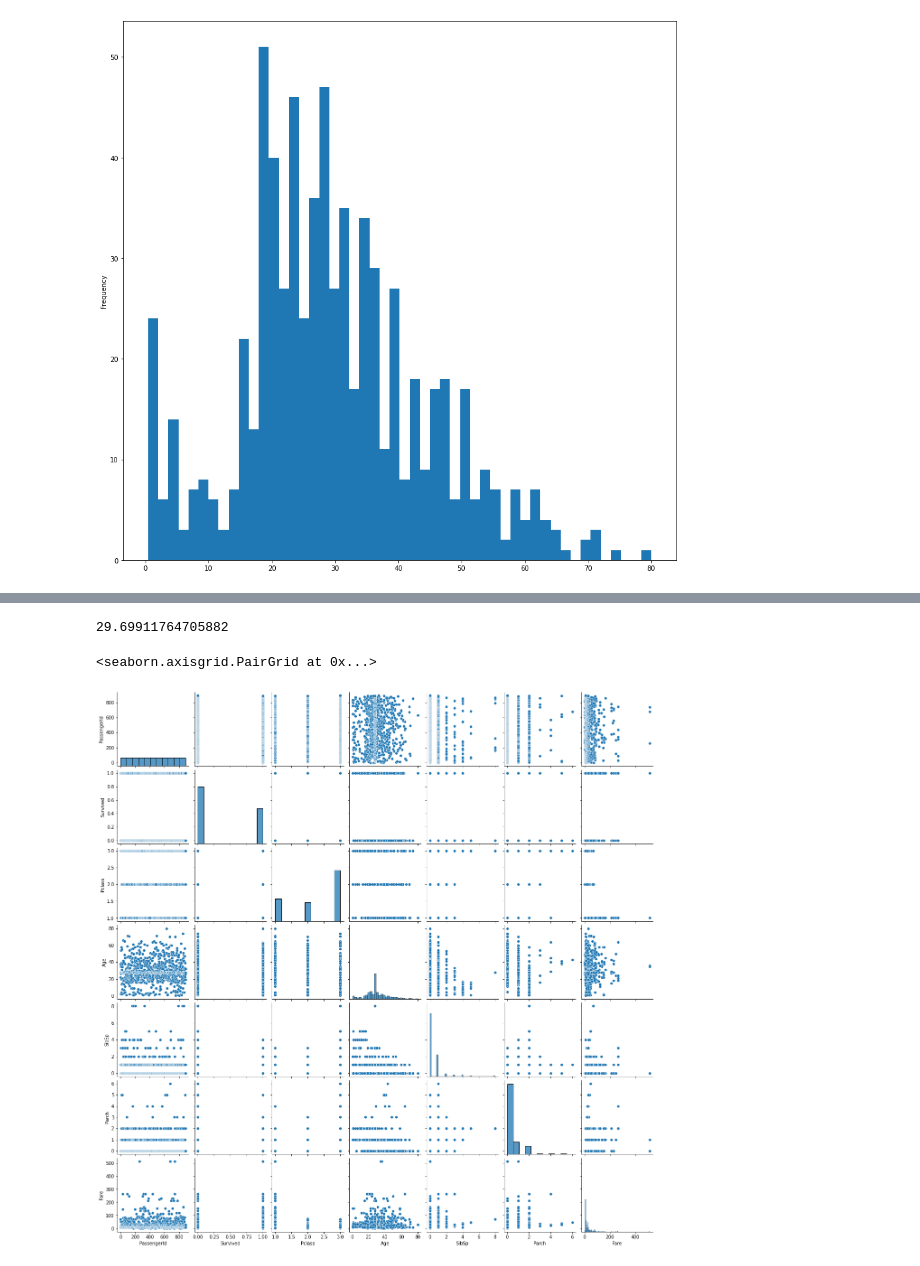
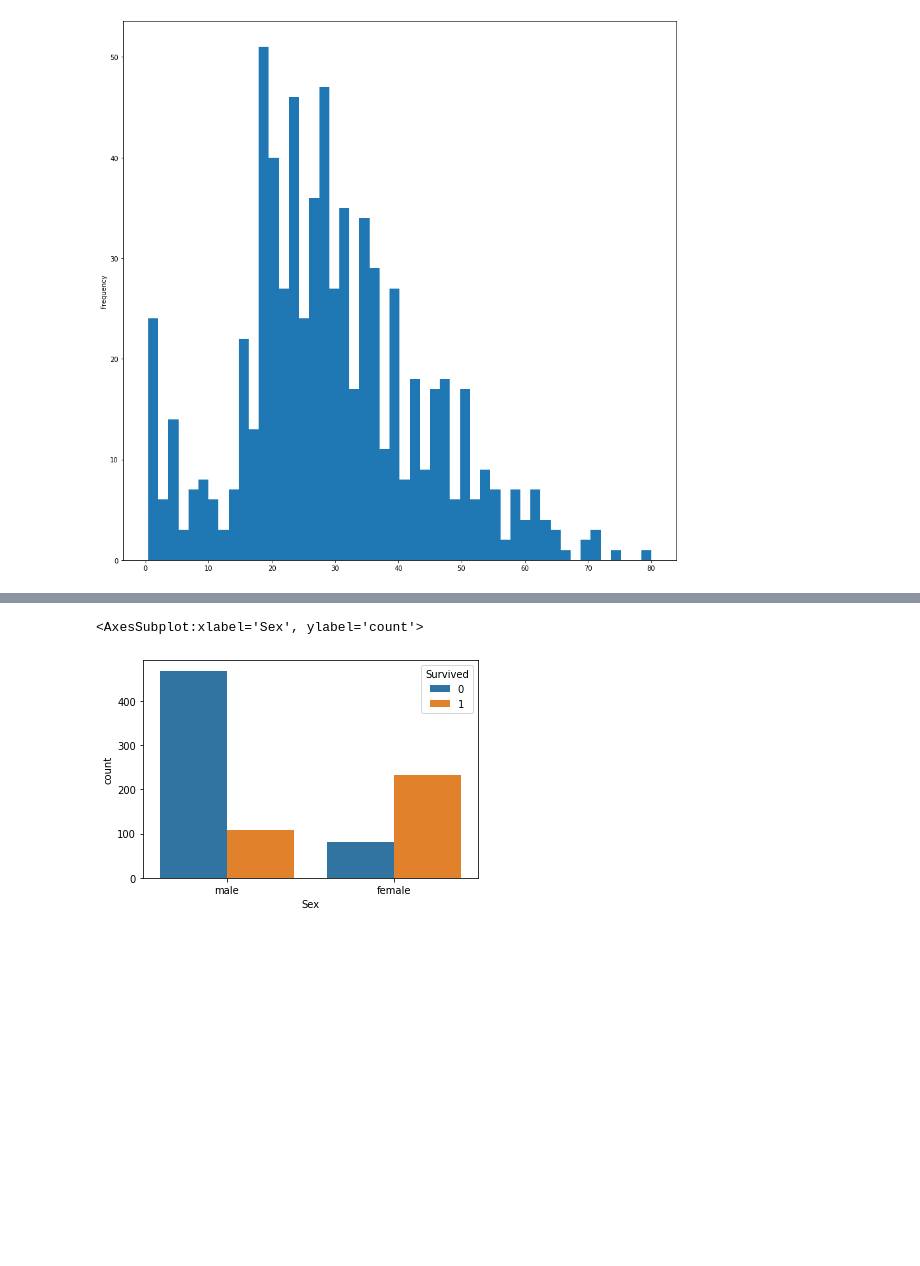
Before and after one commit to shahriarKabir44/learn_data_science, a Jupyter notebook: titanic/titanic_data_analysis.ipynb, the cells around one changed output, grey strips where cells are left out. Drawn from its saved outputs; the diff is of its cells as text; code cells hidden in the pictures; blank space fills up the shorter version.

Commit message:
added some extra data analysis methods

```diff
--- a/titanic/titanic_data_analysis.ipynb
+++ b/titanic/titanic_data_analysis.ipynb
@@ -133,4 +103,0 @@ memory usage: 69.7+ KB
-# %%
-df['Age'].mean()
-# %% [output]
-29.69911764705882
@@ -141,5 +103,0 @@ df['Age'].fillna(media_age,inplace=True)
-# %%
-sns.pairplot(df)
-# %% [output]
-<seaborn.axisgrid.PairGrid at 0x...>
-[figure, removed]
@@ -147,0 +104,5 @@ df=df.drop('PassengerId',axis=1)
+# %%
+sns.countplot(x='Sex',data=df,hue='Survived')
+# %% [output]
+<AxesSubplot:xlabel='Sex', ylabel='count'>
+[figure, added]
```
Also changed, not shown: parts of 14 cells of this notebook, 1 other file.
